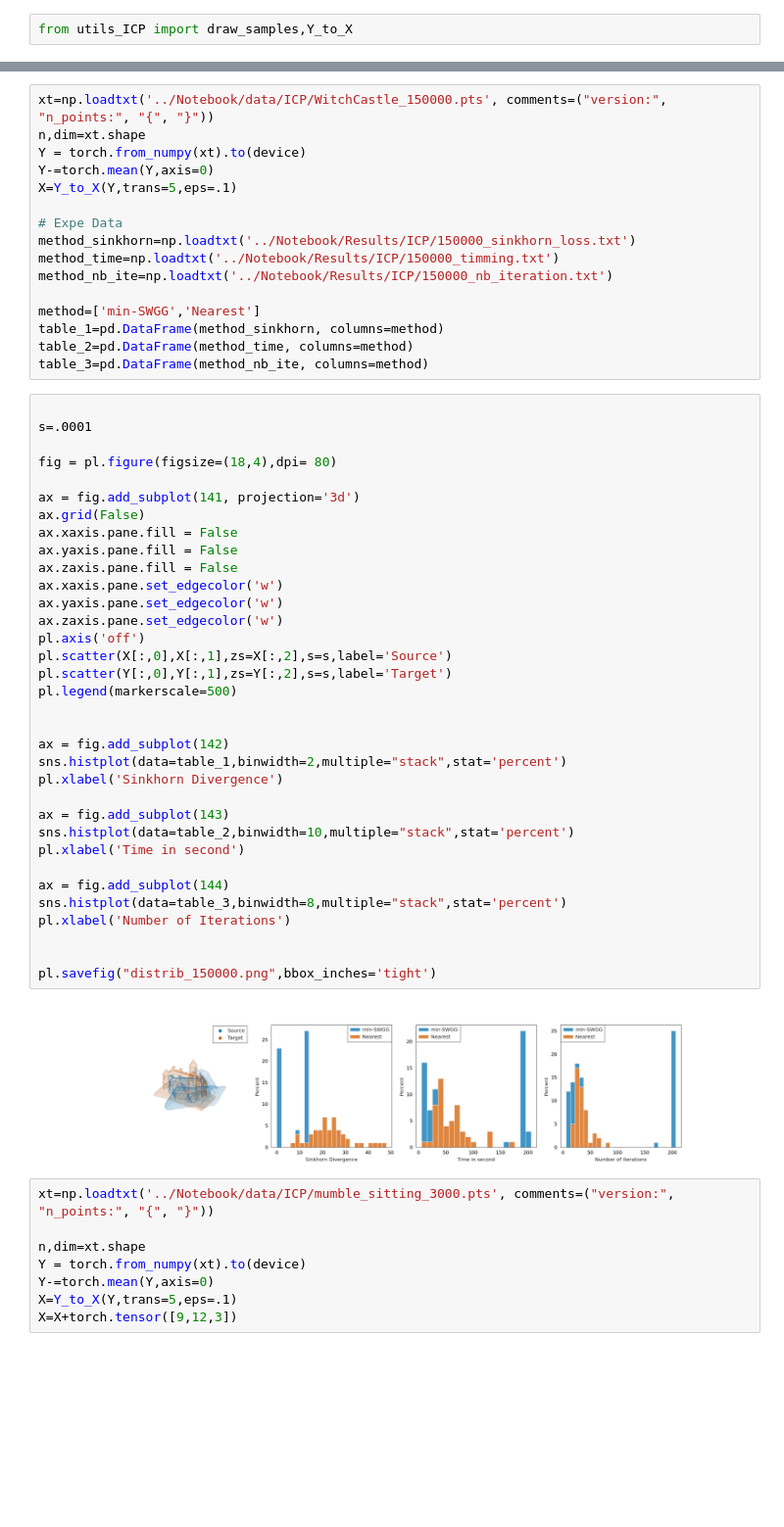
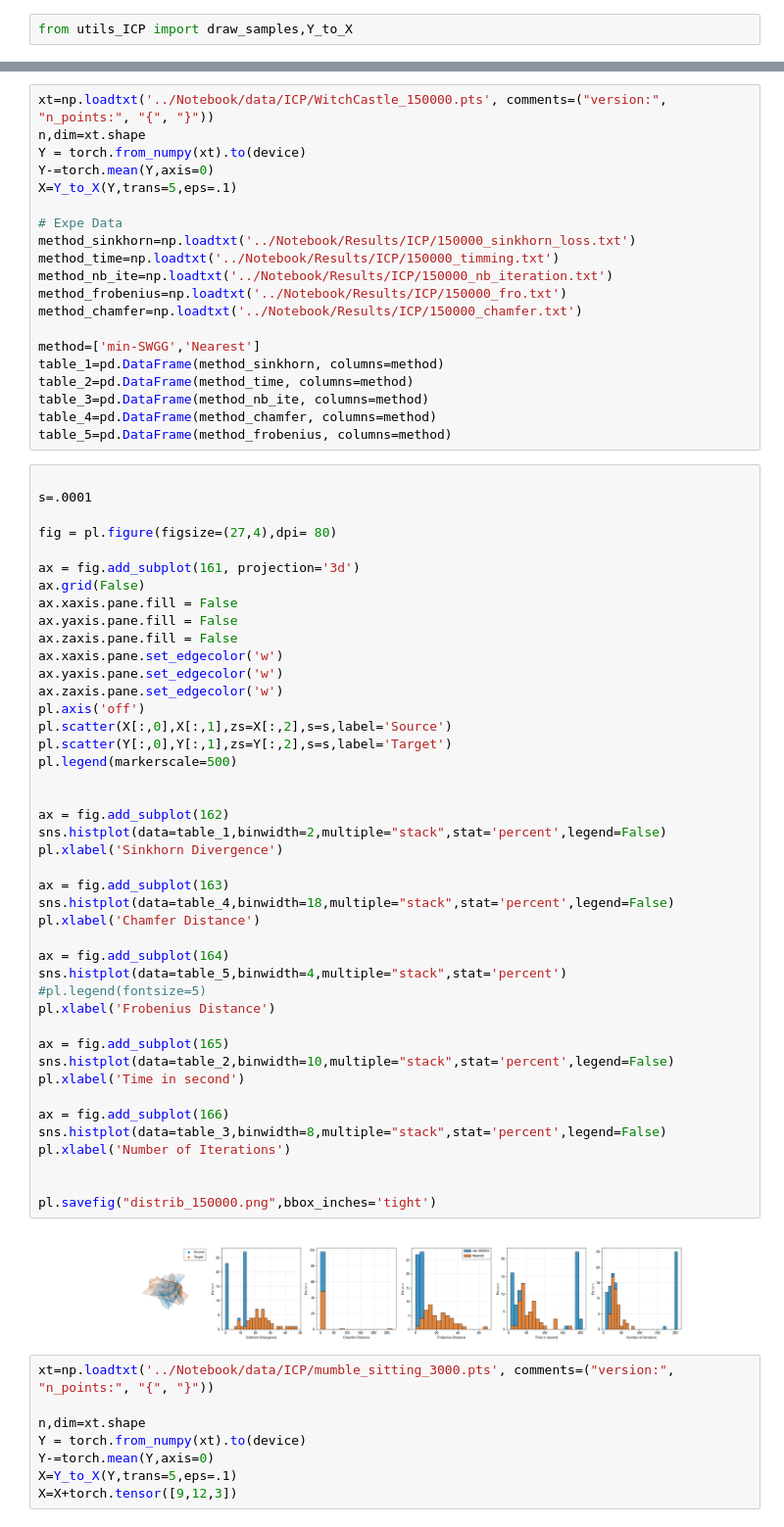
Before and after one commit to MaheyG/SWGG, a Jupyter notebook: Figure/ICP_distributions.ipynb, the cells around one changed output, grey strips where cells are left out. Shown at 98% size. Saved outputs shown, nothing was run; the diff lists cells and outputs as text; blank space fills up the shorter version.

```diff
--- a/Figure/ICP_distributions.ipynb
+++ b/Figure/ICP_distributions.ipynb
@@ -146,47 +174,60 @@ X=Y_to_X(Y,trans=5,eps=.1)
 method_sinkhorn=np.loadtxt('../Notebook/Results/ICP/150000_sinkhorn_loss.txt')
 method_time=np.loadtxt('../Notebook/Results/ICP/150000_timming.txt')
 method_nb_ite=np.loadtxt('../Notebook/Results/ICP/150000_nb_iteration.txt')
+method_frobenius=np.loadtxt('../Notebook/Results/ICP/150000_fro.txt')
+method_chamfer=np.loadtxt('../Notebook/Results/ICP/150000_chamfer.txt')
 
 method=['min-SWGG','Nearest']
 table_1=pd.DataFrame(method_sinkhorn, columns=method)
 table_2=pd.DataFrame(method_time, columns=method)
 table_3=pd.DataFrame(method_nb_ite, columns=method)
+table_4=pd.DataFrame(method_chamfer, columns=method)
+table_5=pd.DataFrame(method_frobenius, columns=method)
 # %%
 
 s=.0001
 
-fig = pl.figure(figsize=(18,4),dpi= 80)
+fig = pl.figure(figsize=(27,4),dpi= 80)
 
-ax = fig.add_subplot(141, projection='3d')
+ax = fig.add_subplot(161, projection='3d')
 ax.grid(False)
 ax.xaxis.pane.fill = False
 ax.yaxis.pane.fill = False
 ax.zaxis.pane.fill = False
 ax.xaxis.pane.set_edgecolor('w')
 ax.yaxis.pane.set_edgecolor('w')
 ax.zaxis.pane.set_edgecolor('w')
 pl.axis('off')
 pl.scatter(X[:,0],X[:,1],zs=X[:,2],s=s,label='Source')
 pl.scatter(Y[:,0],Y[:,1],zs=Y[:,2],s=s,label='Target')
 pl.legend(markerscale=500)
 
 
-ax = fig.add_subplot(142)
-sns.histplot(data=table_1,binwidth=2,multiple="stack",stat='percent')
+ax = fig.add_subplot(162)
+sns.histplot(data=table_1,binwidth=2,multiple="stack",stat='percent',legend=False)
 pl.xlabel('Sinkhorn Divergence')
 
-ax = fig.add_subplot(143)
-sns.histplot(data=table_2,binwidth=10,multiple="stack",stat='percent')
+ax = fig.add_subplot(163)
+sns.histplot(data=table_4,binwidth=18,multiple="stack",stat='percent',legend=False)
+pl.xlabel('Chamfer Distance')
+
+ax = fig.add_subplot(164)
+sns.histplot(data=table_5,binwidth=4,multiple="stack",stat='percent')
+#pl.legend(fontsize=5)
+pl.xlabel('Frobenius Distance')
+
+ax = fig.add_subplot(165)
+sns.histplot(data=table_2,binwidth=10,multiple="stack",stat='percent',legend=False)
 pl.xlabel('Time in second')
 
-ax = fig.add_subplot(144)
-sns.histplot(data=table_3,binwidth=8,multiple="stack",stat='percent')
+ax = fig.add_subplot(166)
+sns.histplot(data=table_3,binwidth=8,multiple="stack",stat='percent',legend=False)
 pl.xlabel('Number of Iterations')
 
 
 pl.savefig("distrib_150000.png",bbox_inches='tight')
 # %% [output]
-[figure, old version]
+[figure, new version]
 # %%
 xt=np.loadtxt('../Notebook/data/ICP/mumble_sitting_3000.pts', comments=("version:", "n_points:", "{", "}"))
 
```
Also changed, not shown: parts of 4 cells of this notebook, 3 other files.
